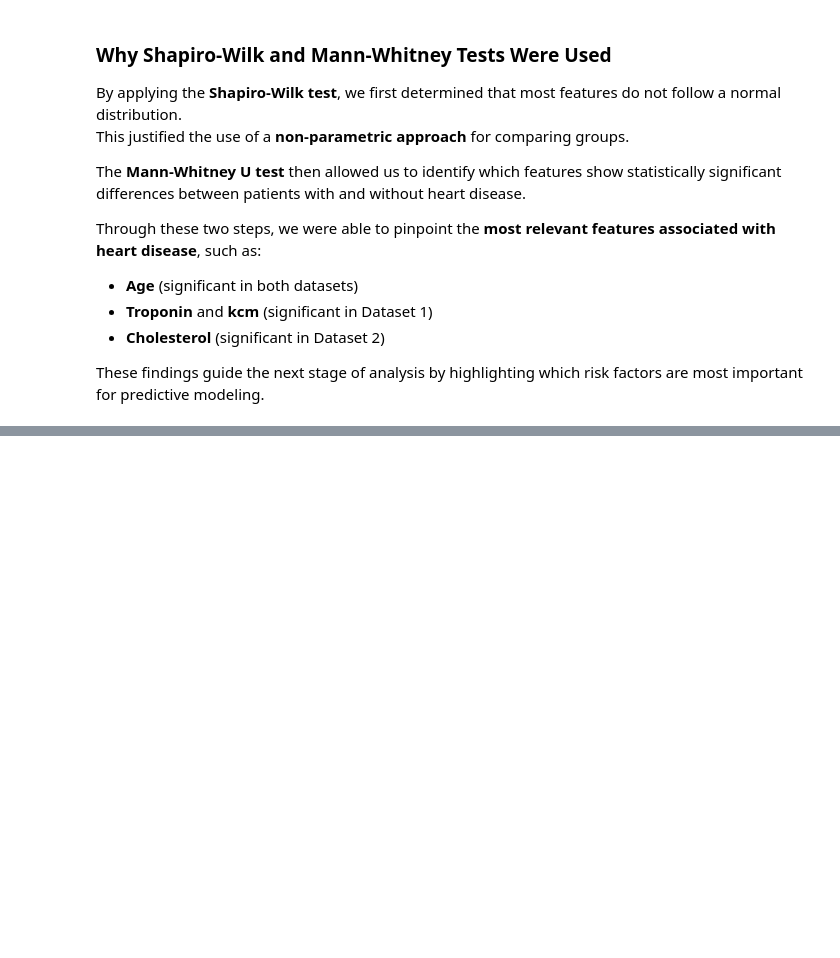
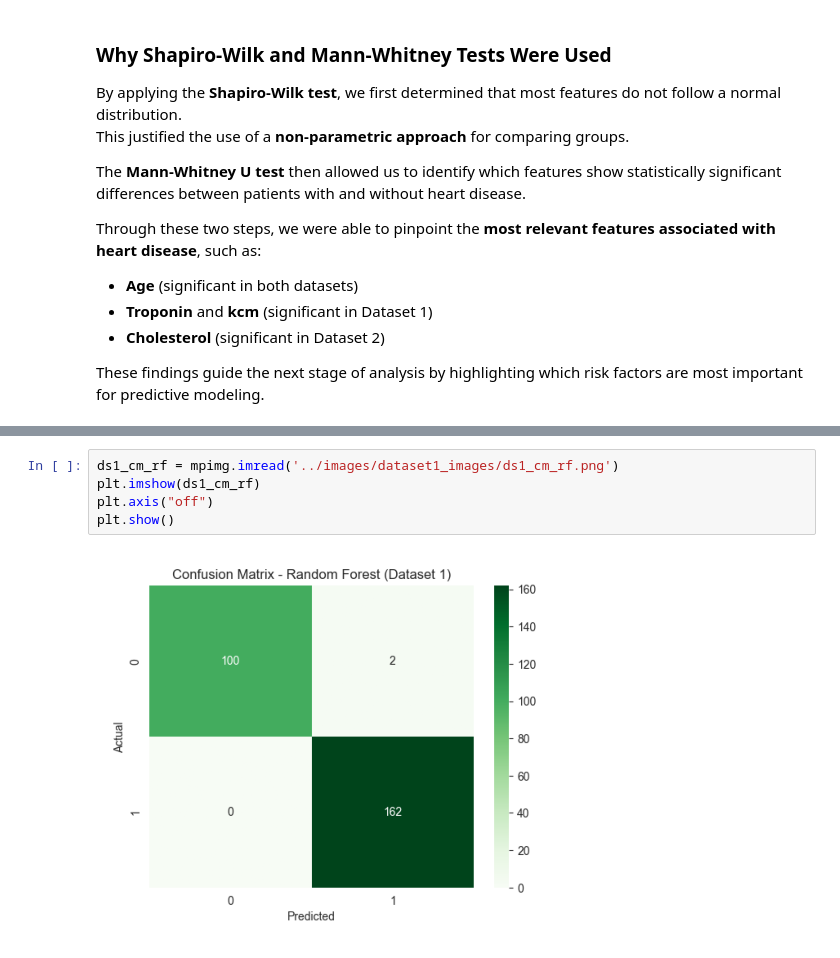
Before and after one commit to plamensve/DS_FINAL_PROJECT, a Jupyter notebook: notebooks/08_comparative_analysis.ipynb, the cells around one changed output, grey strips where cells are left out. Saved outputs shown, nothing was run; the diff lists cells and outputs as text; blank space fills up the shorter version.

```diff
--- a/notebooks/08_comparative_analysis.ipynb
+++ b/notebooks/08_comparative_analysis.ipynb
@@ -237,0 +371,7 @@ These findings guide the next stage of analysis by highlighting which risk facto
+# %%
+ds1_cm_rf = mpimg.imread('../images/dataset1_images/ds1_cm_rf.png')
+plt.imshow(ds1_cm_rf)
+plt.axis("off")
+plt.show()
+# %% [output]
+[figure, added]
```
Also changed, not shown: parts of 18 cells of this notebook, 13 other files.
